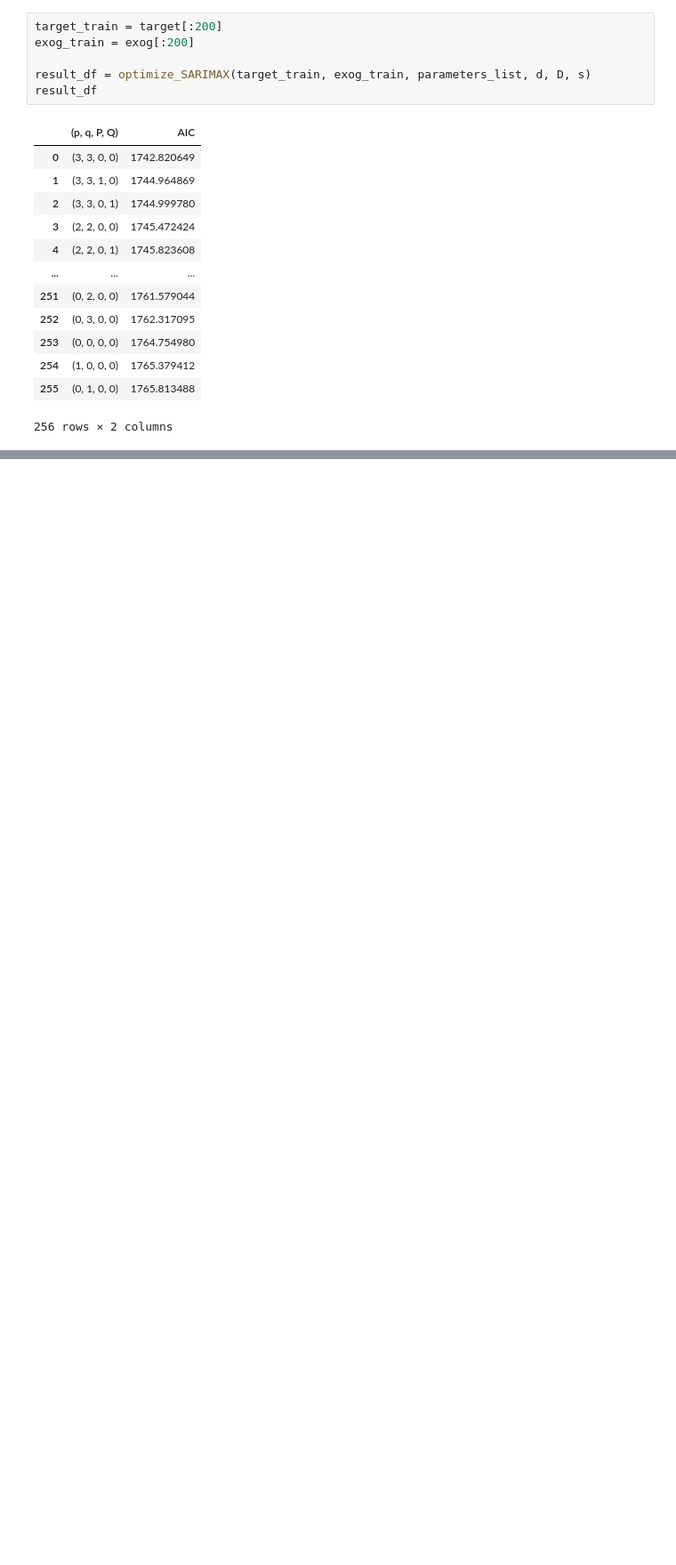
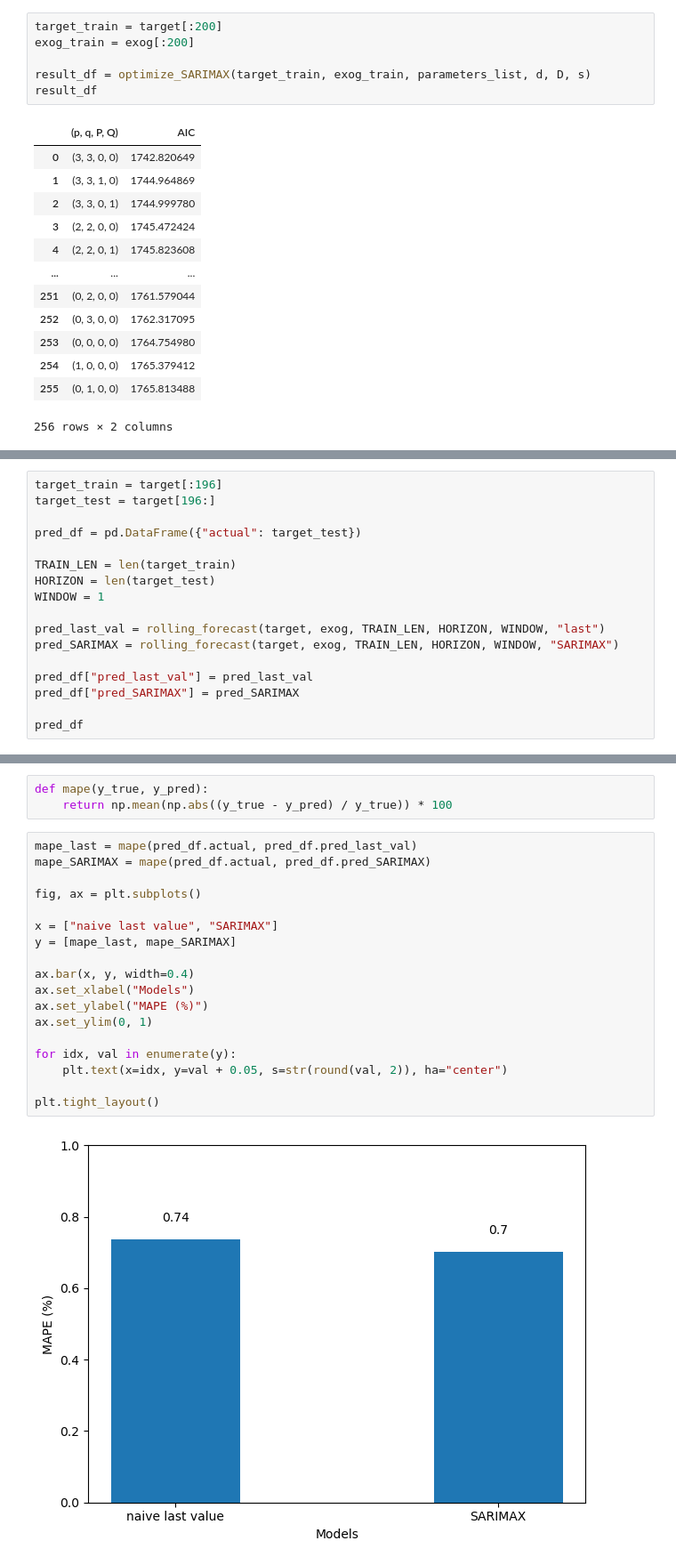
Before and after one commit to Alexa201228/timeseriesPracticeML, a Jupyter notebook: SARIMAX_model.ipynb, the cells around one changed output, grey strips where cells are left out. Shown: that part at 89% size. Cells and saved outputs as stored; diff of their text form; blank space fills up the shorter version.

```diff
--- a/SARIMAX_model.ipynb
+++ b/SARIMAX_model.ipynb
@@ -129,0 +205,17 @@ result_df
+# %%
+target_train = target[:196]
+target_test = target[196:]
+
+pred_df = pd.DataFrame({"actual": target_test})
+
+TRAIN_LEN = len(target_train)
+HORIZON = len(target_test)
+WINDOW = 1
+
+pred_last_val = rolling_forecast(target, exog, TRAIN_LEN, HORIZON, WINDOW, "last")
+pred_SARIMAX = rolling_forecast(target, exog, TRAIN_LEN, HORIZON, WINDOW, "SARIMAX")
+
+pred_df["pred_last_val"] = pred_last_val
+pred_df["pred_SARIMAX"] = pred_SARIMAX
+
+pred_df
@@ -129,0 +231,23 @@ result_df
+# %%
+def mape(y_true, y_pred):
+    return np.mean(np.abs((y_true - y_pred) / y_true)) * 100
+# %%
+mape_last = mape(pred_df.actual, pred_df.pred_last_val)
+mape_SARIMAX = mape(pred_df.actual, pred_df.pred_SARIMAX)
+
+fig, ax = plt.subplots()
+
+x = ["naive last value", "SARIMAX"]
+y = [mape_last, mape_SARIMAX]
+
+ax.bar(x, y, width=0.4)
+ax.set_xlabel("Models")
+ax.set_ylabel("MAPE (%)")
+ax.set_ylim(0, 1)
+
+for idx, val in enumerate(y):
+    plt.text(x=idx, y=val + 0.05, s=str(round(val, 2)), ha="center")
+
+plt.tight_layout()
+# %% [output]
+[figure, added]
```
Also changed, not shown: parts of 5 cells of this notebook, 1 other file.
